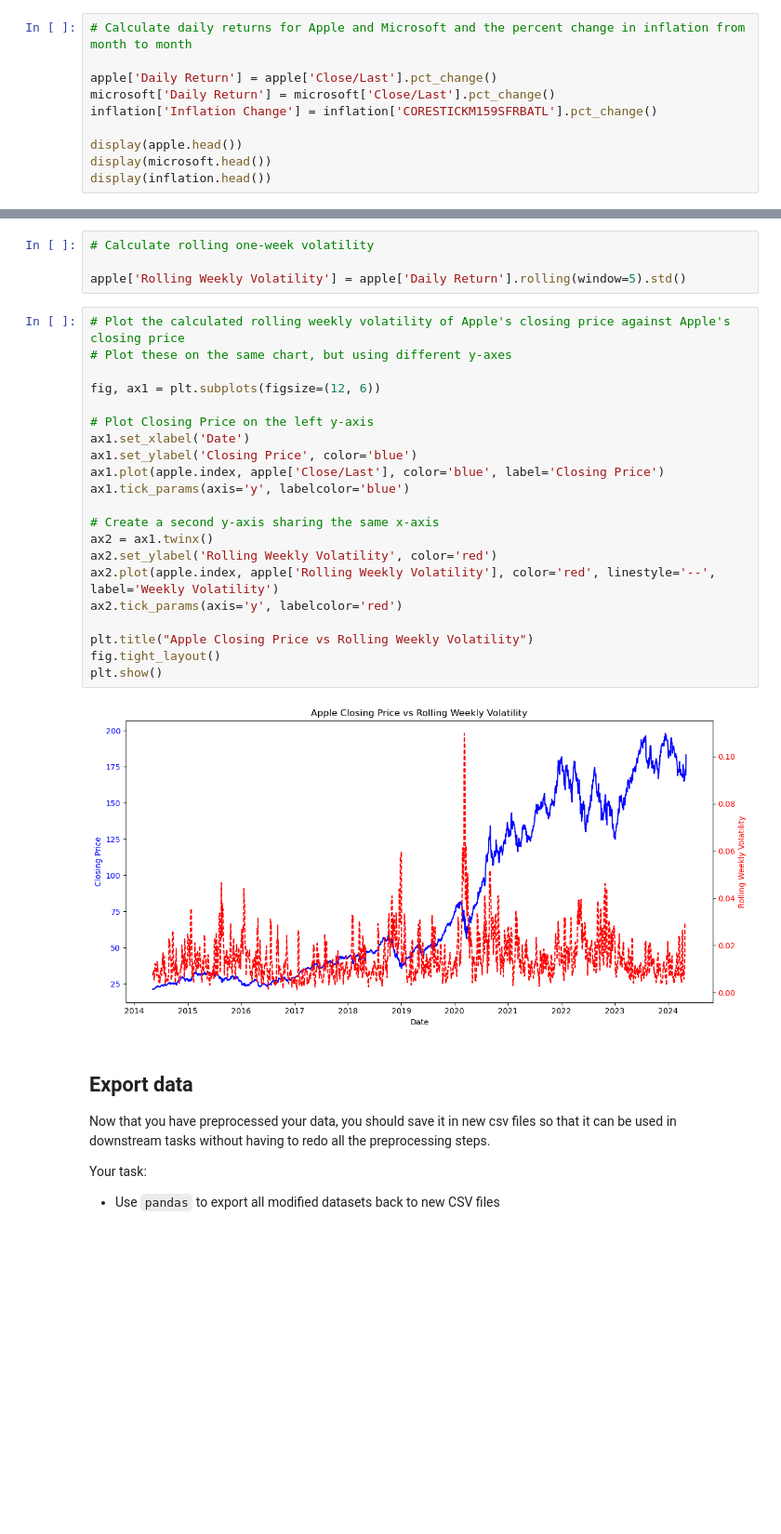
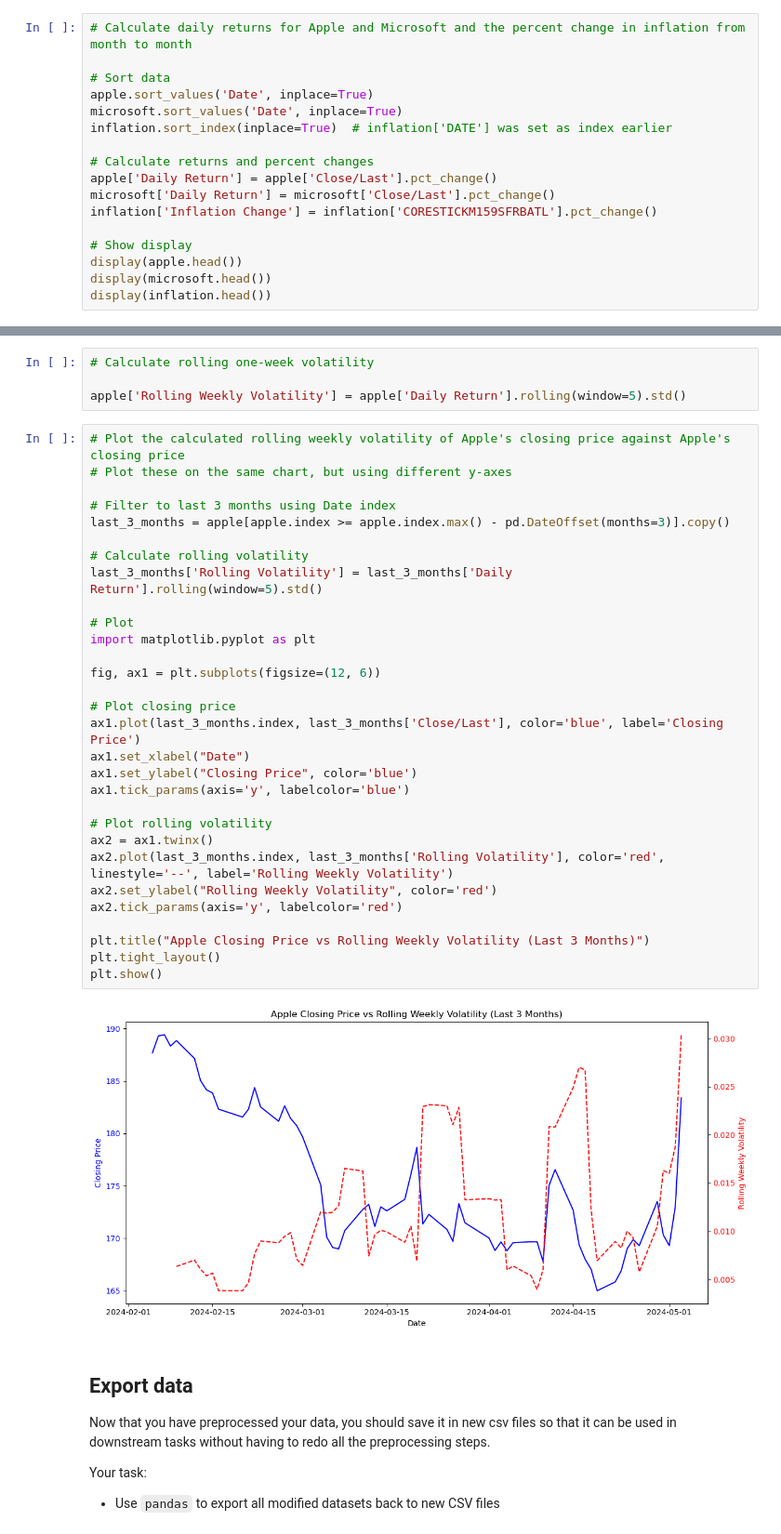
Before and after one commit to quantypi/tradingbot, a Jupyter notebook: preparing_data_for_analysis/prep_data_for_analysis.ipynb, the cells around one changed output, grey strips where cells are left out. Shown: that part at 93% size. Drawn from its saved outputs; the diff is of its cells as text; blank space fills up the shorter version.

Commit message:
adding data cleaning notebook

```diff
--- a/preparing_data_for_analysis/Preparing-for-data-analysis-project-student.ipynb
+++ b/preparing_data_for_analysis/prep_data_for_analysis.ipynb
@@ -546,10 +579,17 @@ This will require several steps:
 # %%
 # Calculate daily returns for Apple and Microsoft and the percent change in inflation from month to month
 
+# Sort data
+apple.sort_values('Date', inplace=True)
+microsoft.sort_values('Date', inplace=True)
+inflation.sort_index(inplace=True)  # inflation['DATE'] was set as index earlier
+
+# Calculate returns and percent changes
 apple['Daily Return'] = apple['Close/Last'].pct_change()
 microsoft['Daily Return'] = microsoft['Close/Last'].pct_change()
 inflation['Inflation Change'] = inflation['CORESTICKM159SFRBATL'].pct_change()
 
+# Show display
 display(apple.head())
 display(microsoft.head())
 display(inflation.head())
@@ -671,26 +710,35 @@ apple['Rolling Weekly Volatility'] = apple['Daily Return'].rolling(window=5).std
 # %%
 # Plot the calculated rolling weekly volatility of Apple's closing price against Apple's closing price
 # Plot these on the same chart, but using different y-axes
 
+# Filter to last 3 months using Date index
+last_3_months = apple[apple.index >= apple.index.max() - pd.DateOffset(months=3)].copy()
+
+# Calculate rolling volatility
+last_3_months['Rolling Volatility'] = last_3_months['Daily Return'].rolling(window=5).std()
+
+# Plot
+import matplotlib.pyplot as plt
+
 fig, ax1 = plt.subplots(figsize=(12, 6))
 
-# Plot Closing Price on the left y-axis
-ax1.set_xlabel('Date')
-ax1.set_ylabel('Closing Price', color='blue')
-ax1.plot(apple.index, apple['Close/Last'], color='blue', label='Closing Price')
+# Plot closing price
+ax1.plot(last_3_months.index, last_3_months['Close/Last'], color='blue', label='Closing Price')
+ax1.set_xlabel("Date")
+ax1.set_ylabel("Closing Price", color='blue')
 ax1.tick_params(axis='y', labelcolor='blue')
 
-# Create a second y-axis sharing the same x-axis
+# Plot rolling volatility
 ax2 = ax1.twinx()
-ax2.set_ylabel('Rolling Weekly Volatility', color='red')
-ax2.plot(apple.index, apple['Rolling Weekly Volatility'], color='red', linestyle='--', label='Weekly Volatility')
+ax2.plot(last_3_months.index, last_3_months['Rolling Volatility'], color='red', linestyle='--', label='Rolling Weekly Volatility')
+ax2.set_ylabel("Rolling Weekly Volatility", color='red')
 ax2.tick_params(axis='y', labelcolor='red')
 
-plt.title("Apple Closing Price vs Rolling Weekly Volatility")
-fig.tight_layout()
+plt.title("Apple Closing Price vs Rolling Weekly Volatility (Last 3 Months)")
+plt.tight_layout()
 plt.show()
 # %% [output]
-[figure, old version]
+[figure, new version]
 # %% [markdown]
 ## Export data
 
```
Also changed, not shown: parts of 19 cells of this notebook, 11 other files.
